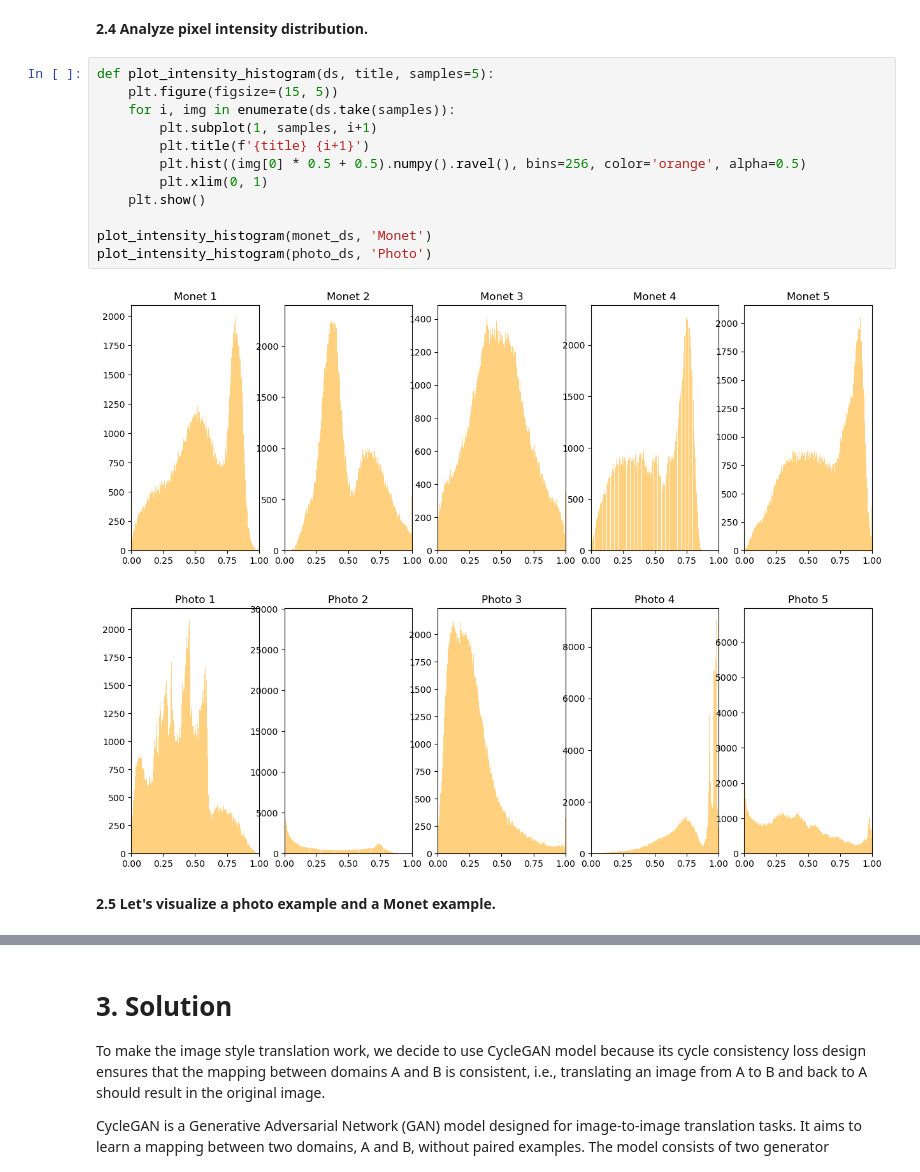
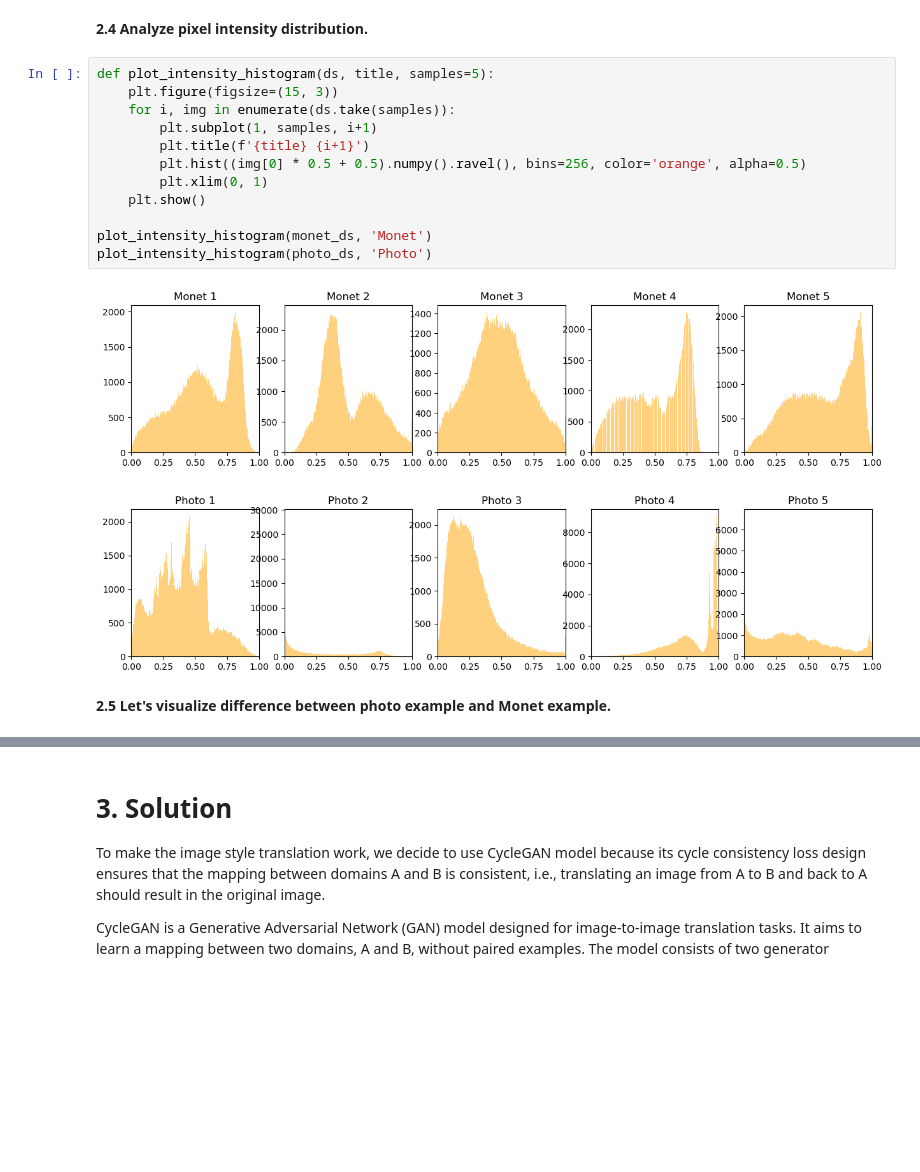
Before and after one commit to jizh4635/GAN, a Jupyter notebook: monet-style.ipynb, the cells around one changed output, grey strips where cells are left out. Saved outputs shown, nothing was run; the diff lists cells and outputs as text; blank space fills up the shorter version.

```diff
--- a/monet-style.ipynb
+++ b/monet-style.ipynb
@@ -125,19 +139,19 @@ Photo samples: 7038, Image shape: (1, 256, 256, 3)
 **2.4 Analyze pixel intensity distribution.**
 # %%
 def plot_intensity_histogram(ds, title, samples=5):
-    plt.figure(figsize=(15, 5))
+    plt.figure(figsize=(15, 3))
     for i, img in enumerate(ds.take(samples)):
         plt.subplot(1, samples, i+1)
         plt.title(f'{title} {i+1}')
         plt.hist((img[0] * 0.5 + 0.5).numpy().ravel(), bins=256, color='orange', alpha=0.5)
         plt.xlim(0, 1)
     plt.show()
 
 plot_intensity_histogram(monet_ds, 'Monet')
 plot_intensity_histogram(photo_ds, 'Photo')
 # %% [output]
-[figure, old version]
+[figure, new version]
-[figure, old version]
+[figure, new version]
 # %% [markdown]
-**2.5 Let's  visualize a photo example and a Monet example.**
+**2.5 Let's visualize difference between photo example and Monet example.**
 # %%
```
Also changed, not shown: parts of 19 cells of this notebook.
